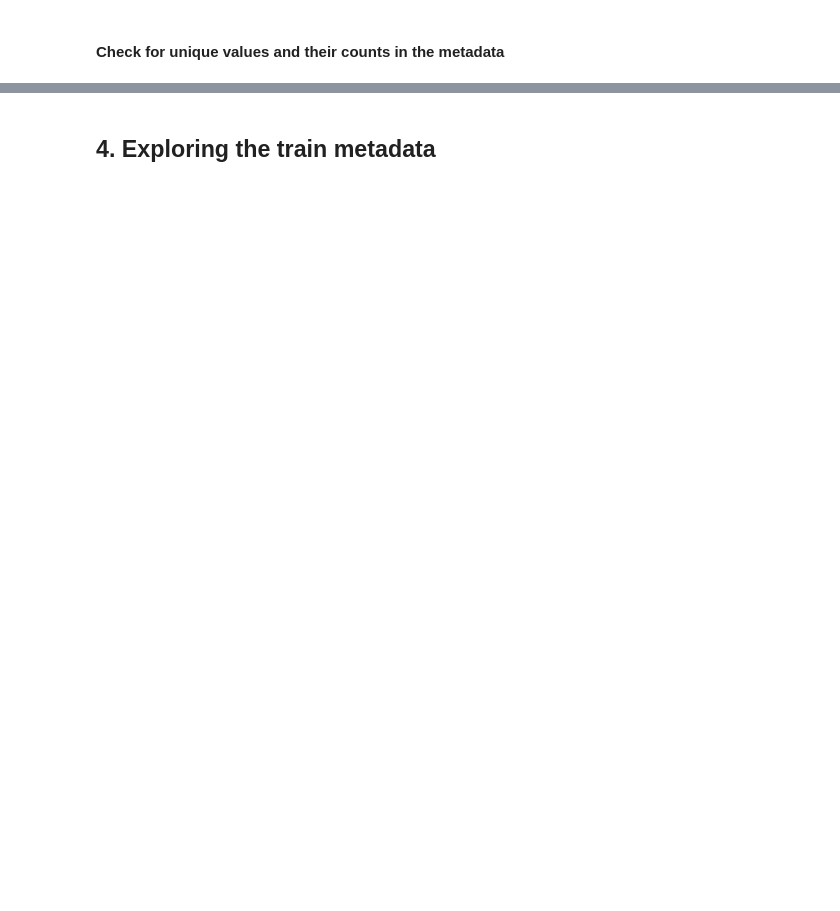
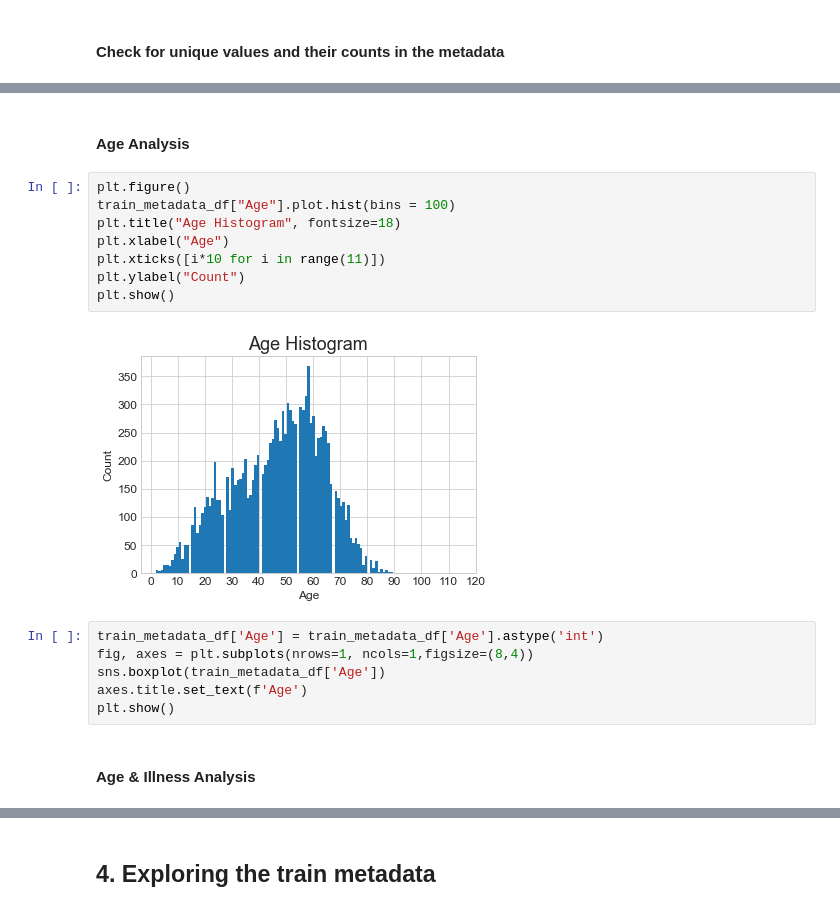
Before and after one commit to livneor207/helfcare, a Jupyter notebook: HW2/HW2_EDA.ipynb, the cells around one changed output, grey strips where cells are left out. Cells and saved outputs as stored; diff of their text form; blank space fills up the shorter version.

```diff
--- a/HW2/HW2_EDA.ipynb
+++ b/HW2/HW2_EDA.ipynb
@@ -190,0 +389,20 @@ for column in list(train_metadata_df.columns):
+# %% [markdown]
+#### Age Analysis
+# %%
+plt.figure()
+train_metadata_df["Age"].plot.hist(bins = 100)
+plt.title("Age Histogram", fontsize=18)
+plt.xlabel("Age")
+plt.xticks([i*10 for i in range(11)])
+plt.ylabel("Count")
+plt.show()
+# %% [output]
+[figure, added]
+# %%
+train_metadata_df['Age'] = train_metadata_df['Age'].astype('int')
+fig, axes = plt.subplots(nrows=1, ncols=1,figsize=(8,4))
+sns.boxplot(train_metadata_df['Age'])
+axes.title.set_text(f'Age')
+plt.show()
+# %% [markdown]
+#### Age & Illness Analysis
```
Also changed, not shown: parts of 67 cells of this notebook.
